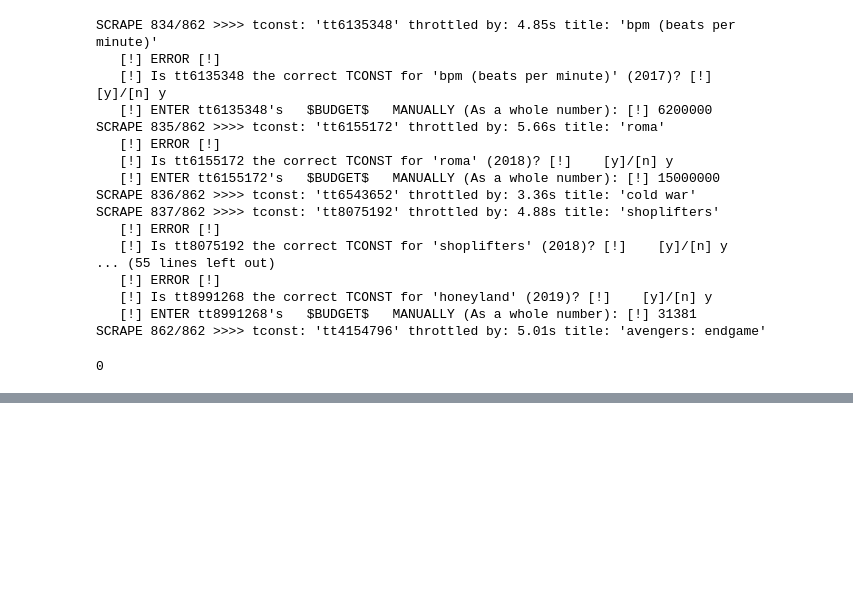
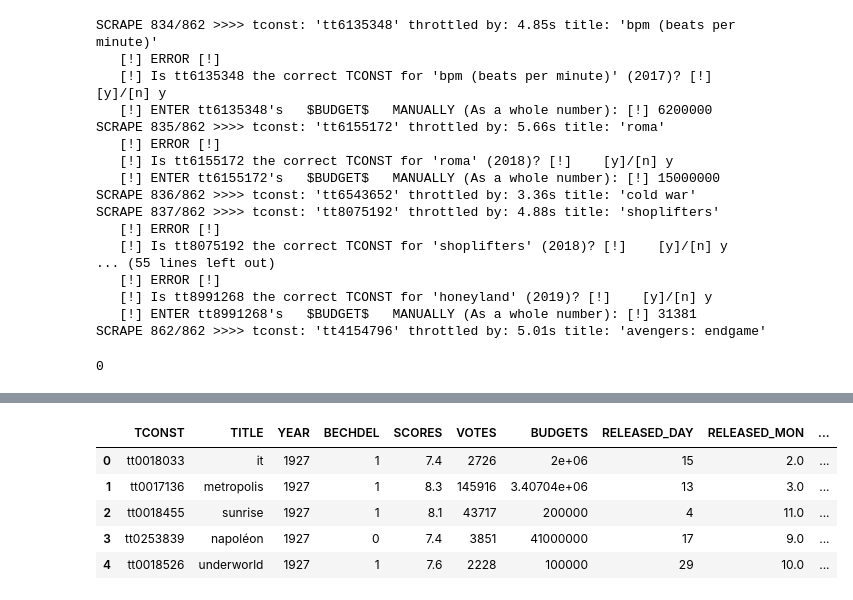
Before and after one commit to hone1er/oscarDataAnalysis, a Jupyter notebook: Spaar/notebooks/only_this_one.ipynb, the cells around one changed output, grey strips where cells are left out. Cells and saved outputs as stored; diff of their text form; code cells hidden in the pictures; blank space fills up the shorter version.

```diff
--- a/Spaar/notebooks/only_this_one.ipynb
+++ b/Spaar/notebooks/only_this_one.ipynb
@@ -1592,0 +1807,29 @@ batch7DF.head(3)
+# %%
+#doOversDF['RATING'] = scores
+#doOversDF['VOTES'] = votecount
+#doOversDF['PRODUCTION_CO'] = companies
+#doOversDF['BUDGET'] = budgets
+#doOversDF['RELEASE_DAY'] = releasedDays
+#doOversDF['RELEASE_MON'] = releasedMonths
+#doOversDF['RELEASE_YEAR'] = releasedYears
+#doOversDF['COUNTRY'] = releasedCountries
+
+# DROPPING PRODUCTION_CO FROM ALL FOR THE SAKE OF TIME
+#doOversDF = doOversDF.drop(['PRODUCTION_CO'], axis=1).copy()
+doOversDF.rename(columns={'RATING': 'SCORES',
+                         'BUDGET': 'BUDGETS',
+                         'RELEASE_DAY': 'RELEASED_DAY',
+                         'RELEASE_MON': 'RELEASED_MON',
+                         'RELEASE_YEAR': 'RELEASED_YEAR'},
+                inplace=True)
+#doOversDF.head(2)
+# %%
+allBatches_AND_doOvers = batches_1234567.append(doOversDF)
+#allBatches_AND_doOvers.head()
+# %% [output]
+|  | TCONST | TITLE | YEAR | BECHDEL | SCORES | VOTES | BUDGETS | RELEASED_DAY | RELEASED_MON | ... |
+| 0 | tt0018033 | it | 1927 | 1 | 7.4 | 2726 | 2e+06 | 15 | 2.0 | ... |
+| 1 | tt0017136 | metropolis | 1927 | 1 | 8.3 | 145916 | 3.40704e+06 | 13 | 3.0 | ... |
+| 2 | tt0018455 | sunrise | 1927 | 1 | 8.1 | 43717 | 200000 | 4 | 11.0 | ... |
+| 3 | tt0253839 | napoléon | 1927 | 0 | 7.4 | 3851 | 41000000 | 17 | 9.0 | ... |
+| 4 | tt0018526 | underworld | 1927 | 1 | 7.6 | 2228 | 100000 | 29 | 10.0 | ... |
```
Also changed, not shown: parts of 30 cells of this notebook.
